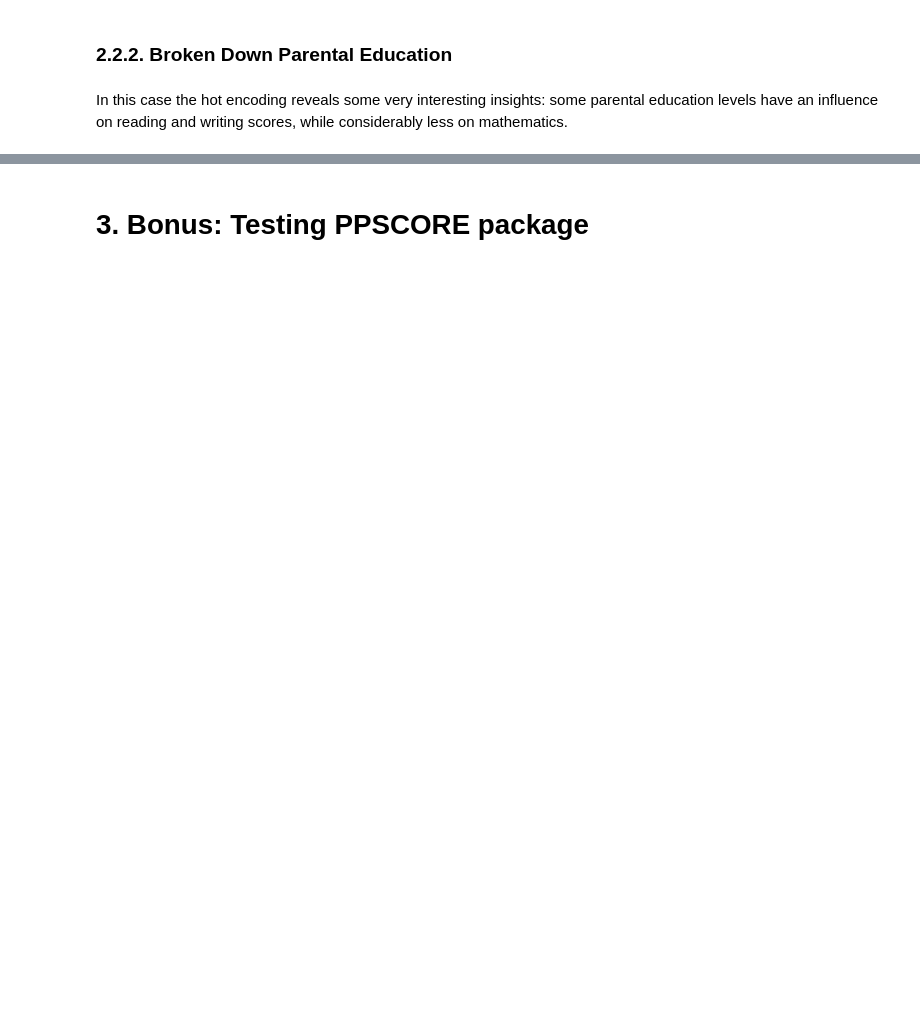
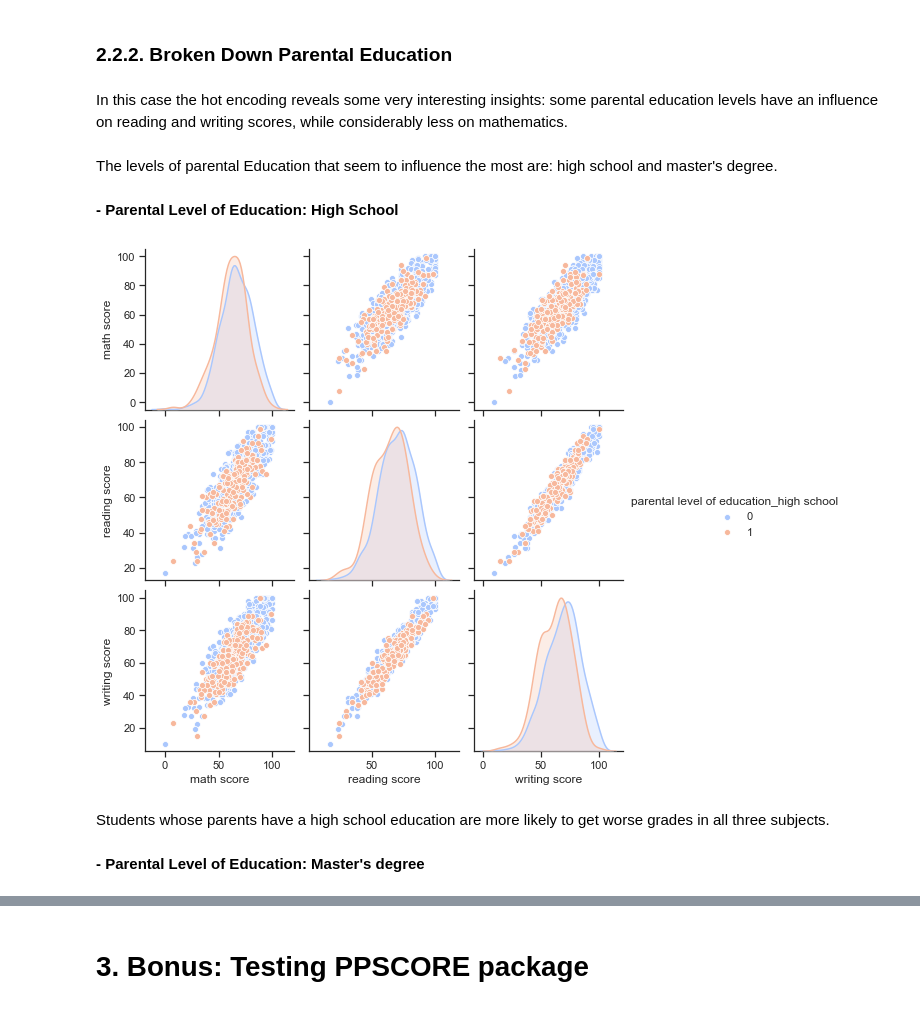
Before and after one commit to macarenasev/Exploring-Correlation-Students-Performance, a Jupyter notebook: Students Performance in Exams Exploring Correlation + BONUS ppscore package.ipynb, the cells around one changed output, grey strips where cells are left out. Drawn from its saved outputs; the diff is of its cells as text; code cells hidden in the pictures; blank space fills up the shorter version.

```diff
--- a/Students Performance in Exams Exploring Correlation + BONUS ppscore package.ipynb
+++ b/Students Performance in Exams Exploring Correlation + BONUS ppscore package.ipynb
@@ -311,3 +323,20 @@ Breaking the Race/Ethnicity variable in 5 confirms our hypothesis from the previ
 ### 2.2.2. Broken Down Parental Education <a class="anchor" id="broken-down-parental-education"></a>
 # %% [markdown]
 In this case the hot encoding reveals some very interesting insights: some parental education levels have an influence on reading and writing scores, while considerably less on mathematics.
+# %% [markdown]
+The levels of parental Education that seem to influence the most are: high school and master's degree.
+# %% [markdown]
+**- Parental Level of Education: High School**
+# %%
+dt_tmp = data_onehotencoding[['math score', 'reading score', 'writing score', "parental level of education_high school"]].copy()
+# %%
+# Set up the matplotlib figure
+sns.set(style="ticks", color_codes=True)
+pairplot_bachelor = sns.pairplot(hue="parental level of education_high school",data=dt_tmp, palette="coolwarm")
+title = pairplot_group_E.fig.suptitle("Parental level of education_high_school", y = 1.05)
+# %% [output]
+[figure, added]
+# %% [markdown]
+Students whose parents have a high school education are more likely to get worse grades in all three subjects.
+# %% [markdown]
+**- Parental Level of Education: Master's degree**
```
Also changed, not shown: parts of 21 cells of this notebook, 14 other files.
